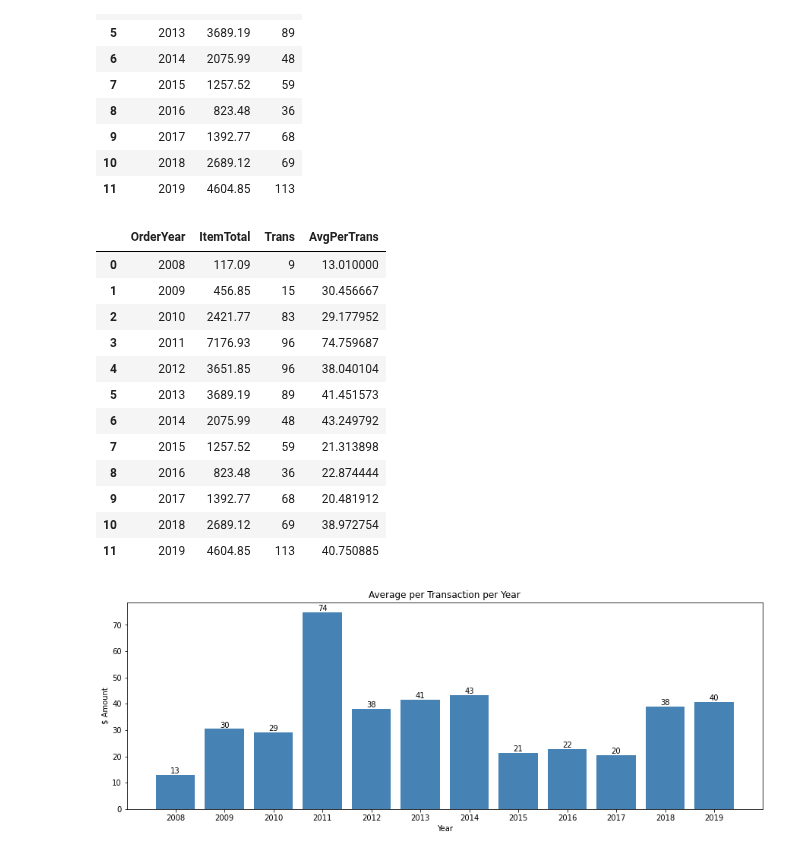
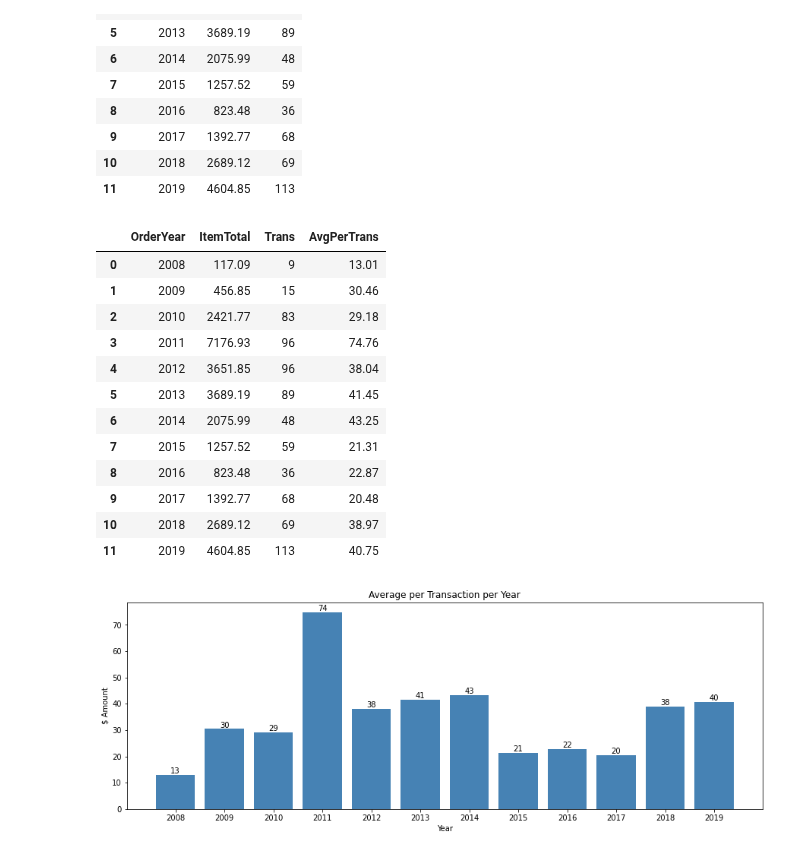
Before and after one commit to AmitSamra/AmazonOrderHistory, a Jupyter notebook: AmazonOrderHistory.ipynb, the cells around one changed output. Saved outputs shown, nothing was run; the diff lists cells and outputs as text; code cells hidden in the pictures.

Commit message:
Refactored Avg Trans by Year df

```diff
--- a/AmazonOrderHistory.ipynb
+++ b/AmazonOrderHistory.ipynb
@@ -1215,22 +1214,22 @@ df_YearAvgTrans
 | 10 | 2018 | 2689.12 | 69 |
 | 11 | 2019 | 4604.85 | 113 |
 # %%
-df_YearAvgTrans['AvgPerTrans'] = df_YearAvgTrans['ItemTotal'].div(df_YearAvgTrans['Trans'])
+df_YearAvgTrans['AvgPerTrans'] = df_YearAvgTrans['ItemTotal'].div(df_YearAvgTrans['Trans']).round(2)
 df_YearAvgTrans
 # %% [output]
 |  | OrderYear | ItemTotal | Trans | AvgPerTrans |
-| 0 | 2008 | 117.09 | 9 | 13.010000 |
-| 1 | 2009 | 456.85 | 15 | 30.456667 |
-| 2 | 2010 | 2421.77 | 83 | 29.177952 |
-| 3 | 2011 | 7176.93 | 96 | 74.759687 |
-| 4 | 2012 | 3651.85 | 96 | 38.040104 |
-| 5 | 2013 | 3689.19 | 89 | 41.451573 |
-| 6 | 2014 | 2075.99 | 48 | 43.249792 |
-| 7 | 2015 | 1257.52 | 59 | 21.313898 |
-| 8 | 2016 | 823.48 | 36 | 22.874444 |
-| 9 | 2017 | 1392.77 | 68 | 20.481912 |
-| 10 | 2018 | 2689.12 | 69 | 38.972754 |
-| 11 | 2019 | 4604.85 | 113 | 40.750885 |
+| 0 | 2008 | 117.09 | 9 | 13.01 |
+| 1 | 2009 | 456.85 | 15 | 30.46 |
+| 2 | 2010 | 2421.77 | 83 | 29.18 |
+| 3 | 2011 | 7176.93 | 96 | 74.76 |
+| 4 | 2012 | 3651.85 | 96 | 38.04 |
+| 5 | 2013 | 3689.19 | 89 | 41.45 |
+| 6 | 2014 | 2075.99 | 48 | 43.25 |
+| 7 | 2015 | 1257.52 | 59 | 21.31 |
+| 8 | 2016 | 823.48 | 36 | 22.87 |
+| 9 | 2017 | 1392.77 | 68 | 20.48 |
+| 10 | 2018 | 2689.12 | 69 | 38.97 |
+| 11 | 2019 | 4604.85 | 113 | 40.75 |
 # %%
 # All of the above can be done more quickly using the following:
 
```
Also changed, not shown: parts of 1 cell of this notebook.
